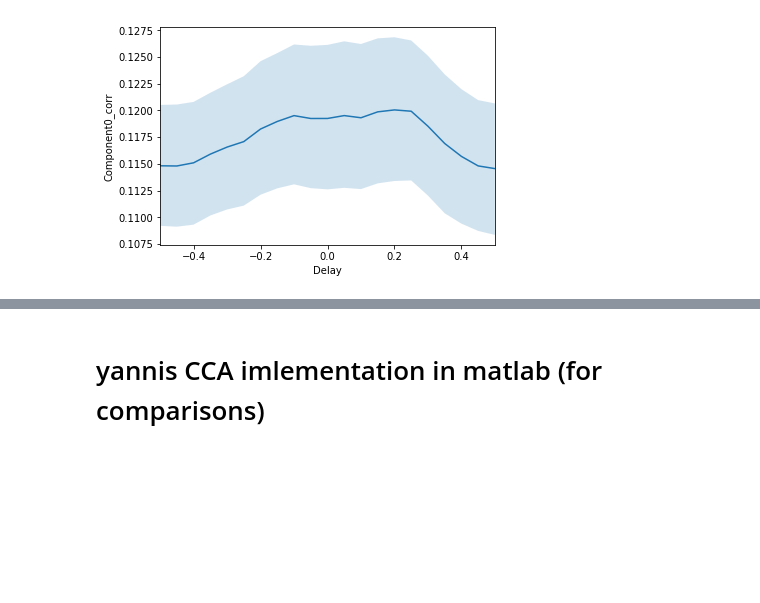
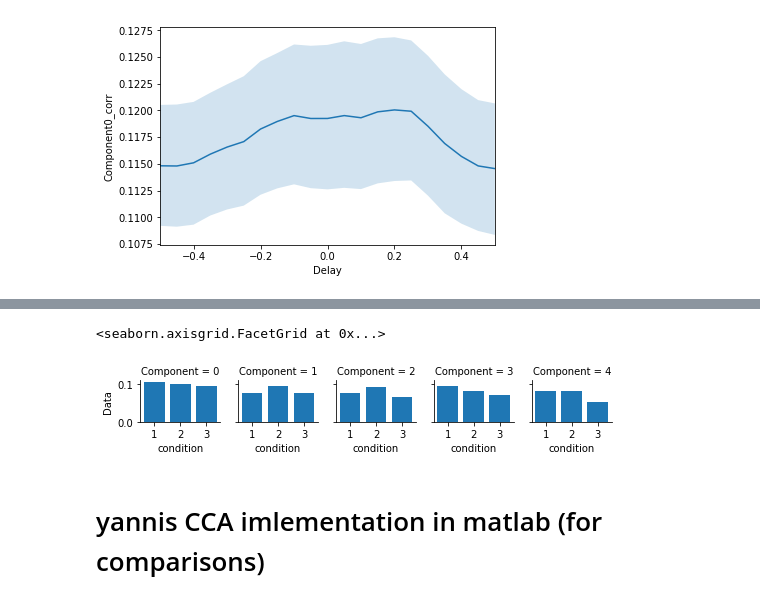
Before and after one commit to sankar-mukherjee/CCA_speech_EEG, a Jupyter notebook: CCA_yannis.ipynb, the cells around one changed output, grey strips where cells are left out. Saved outputs shown, nothing was run; the diff lists cells and outputs as text; code cells hidden in the pictures; blank space fills up the shorter version.

```diff
--- a/CCA_yannis.ipynb
+++ b/CCA_yannis.ipynb
@@ -837,0 +1070,6 @@ plotComp_delay(data_plot,comp)
+# %%
+#load data
+save_path = data_path + '/python/data/cca/cca_yannis_singletrial_alltrial_0delay.pkl'
+save_path = data_path + '/python/data/cca/cca_yannis_bycondition_alltrial_0delay.pkl'
+
+data_CCA = pd.read_pickle(save_path)
@@ -837,0 +1086,17 @@ plotComp_delay(data_plot,comp)
+# %%
+#
+a = data_CCA[['Component0_corr','Component1_corr','Component2_corr','Component3_corr'
+            ,'Component4_corr']].get_values().flatten()
+b=[]
+for i in range(0,nComp):
+    b.append(np.ones(a.shape[0])+i)
+b = np.stack(b).ravel()
+
+A = pd.DataFrame()
+
+A['Component'] = pd.Series(np.repeat(np.arange(0,nComp), len(subject_name)))
+A['Data'] = pd.Series(a)
+A['subject'] = pd.Series(np.repeat(subject_name, nComp))
+A['condition'] = pd.Series(np.tile([1,2,3], 75))
+
+A.head()
@@ -838,3 +1110,11 @@ plotComp_delay(data_plot,comp)
+# %%
+# Initialize a grid of plots with an Axes for each walk
+grid = sns.FacetGrid(A, col="Component",height=1.5)
+# Draw a line plot to show the trajectory of each random walk
+grid.map(plt.bar, "condition", "Data")
+# %% [output]
+<seaborn.axisgrid.FacetGrid at 0x...>
+[figure, added]
 # %% [markdown]
 # yannis CCA imlementation in matlab (for comparisons)
 # %%
```
Also changed, not shown: parts of 36 cells of this notebook.
